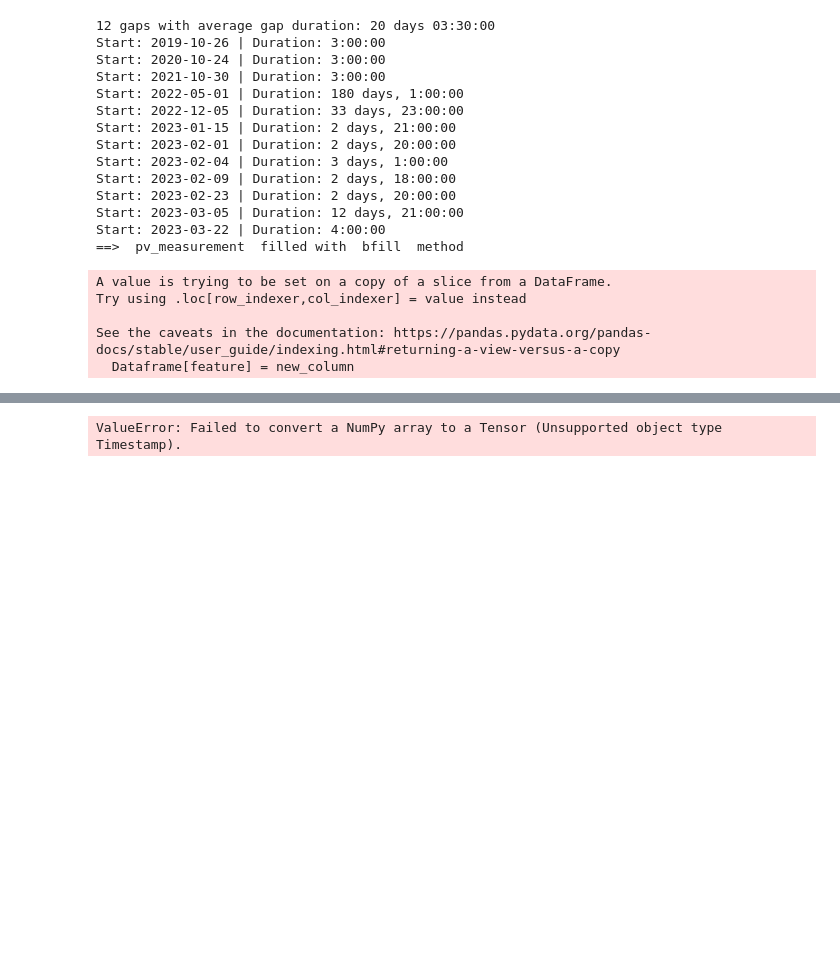
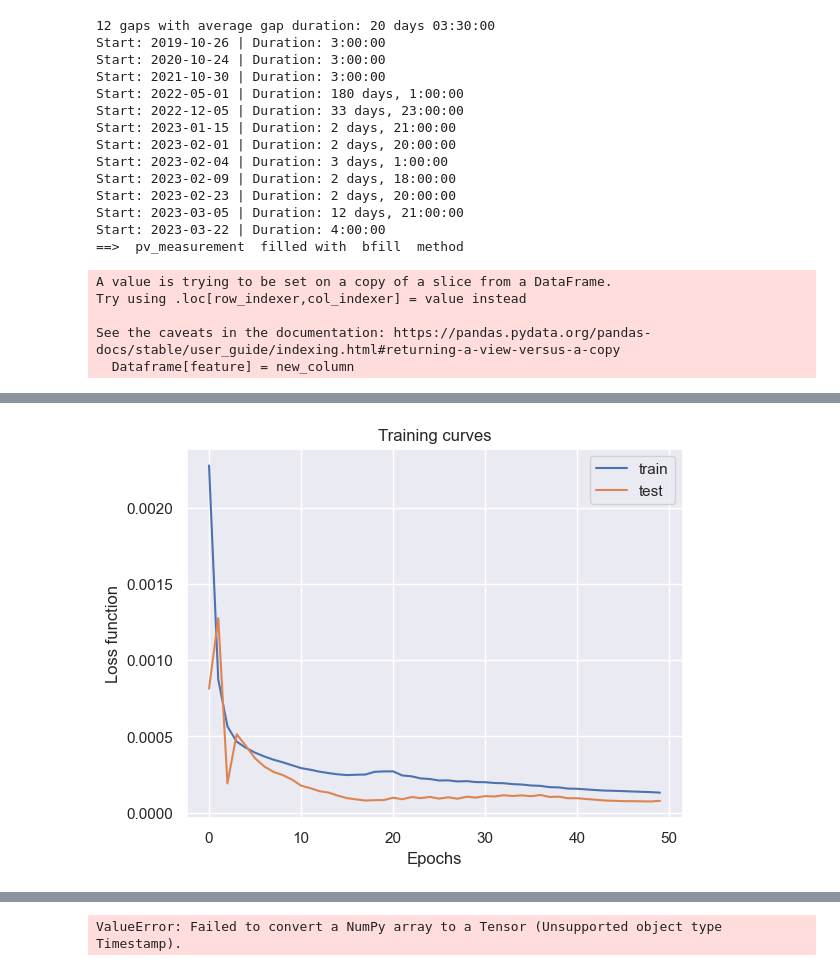
Before and after one commit to hugokerino/Energy-forecasting-NTNU, a Jupyter notebook: data/Hugo/notebook_hugo.ipynb, the cells around one changed output, grey strips where cells are left out. Saved outputs shown, nothing was run; the diff lists cells and outputs as text; code cells hidden in the pictures; blank space fills up the shorter version.

Commit message:
Function to create lag + LSTM

```diff
--- a/data/Hugo/notebook_hugo.ipynb
+++ b/data/Hugo/notebook_hugo.ipynb
@@ -515,0 +472,9 @@ X_train_obs
+# %%
+X_train_obs = X_train_obs.rename(columns={"time":"date_forecast"})
+X_train_est = X_train_est.rename(columns={"time":"date_forecast"})
+
+X_Train_obs,Y_Train_obs = select_and_resample(X_train_obs,Y_obs)
+X_Train_est,Y_Train_est = select_and_resample(X_train_est,Y_est)
+
+print(X_Train_est.shape[0] == Y_Train_est.shape[0])
+print(X_Train_obs.shape[0] == Y_Train_obs.shape[0])
@@ -530,0 +600,17 @@ def create_lstm_model(input_shape):
+# %%
+#Simple training for the moment without timeseriesplit
+
+#Split train/test
+values = reframed.values
+split = int(reframed.shape[0]*0.8)
+train = values[:split, :]
+test = values[split:, :]
+
+# split into input and outputs
+train_X, train_y = train[:, :-1], train[:, -1]
+test_X, test_y = test[:, :-1], test[:, -1]
+
+# reshape input to be 3D [samples, timesteps, features]
+train_X = train_X.reshape((train_X.shape[0], 1, train_X.shape[1]))
+test_X = test_X.reshape((test_X.shape[0], 1, test_X.shape[1]))
+print(train_X.shape, train_y.shape, test_X.shape, test_y.shape)
@@ -530,0 +619,3 @@ def create_lstm_model(input_shape):
+# %%
+model = create_lstm_model((train_X.shape[1], train_X.shape[2]))
+history = model.fit(train_X, train_y, epochs=50, batch_size=128, validation_data=(test_X, test_y), verbose=2, shuffle=False)
@@ -530,0 +640,11 @@ def create_lstm_model(input_shape):
+# %%
+# plot history
+plt.title("Training curves")
+plt.plot(history.history['loss'], label='train')
+plt.plot(history.history['val_loss'], label='test')
+plt.xlabel("Epochs")
+plt.ylabel("Loss function")
+plt.legend()
+plt.show()
+# %% [output]
+[figure, added]
```
Also changed, not shown: parts of 20 cells of this notebook.
